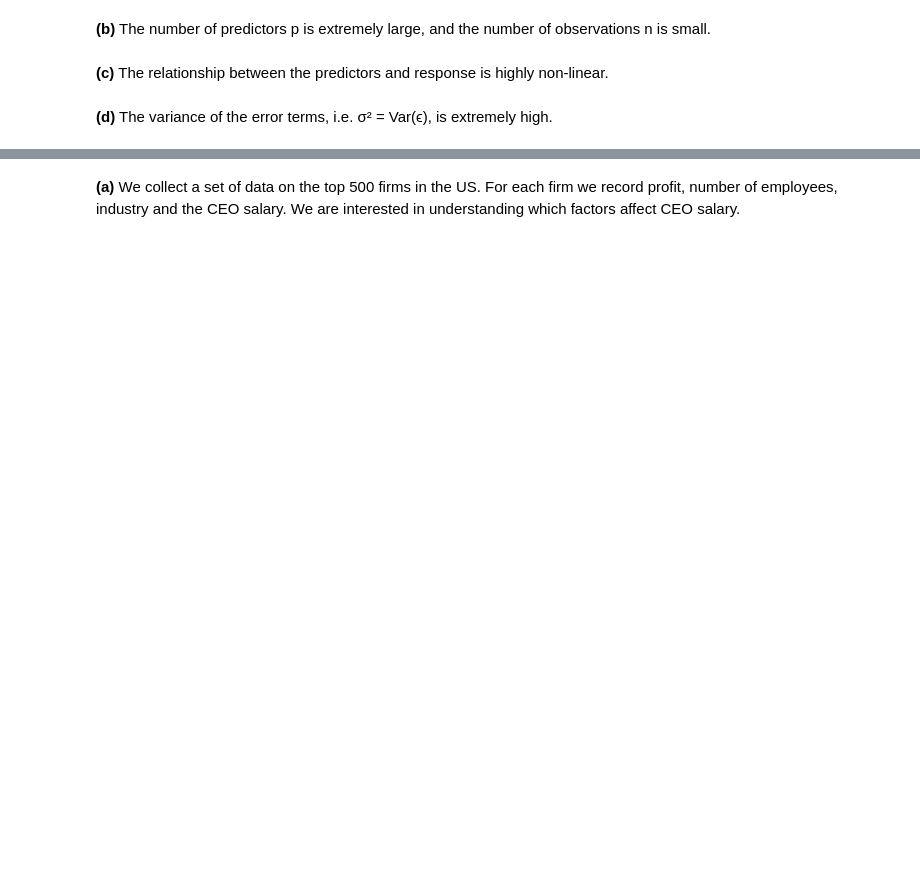
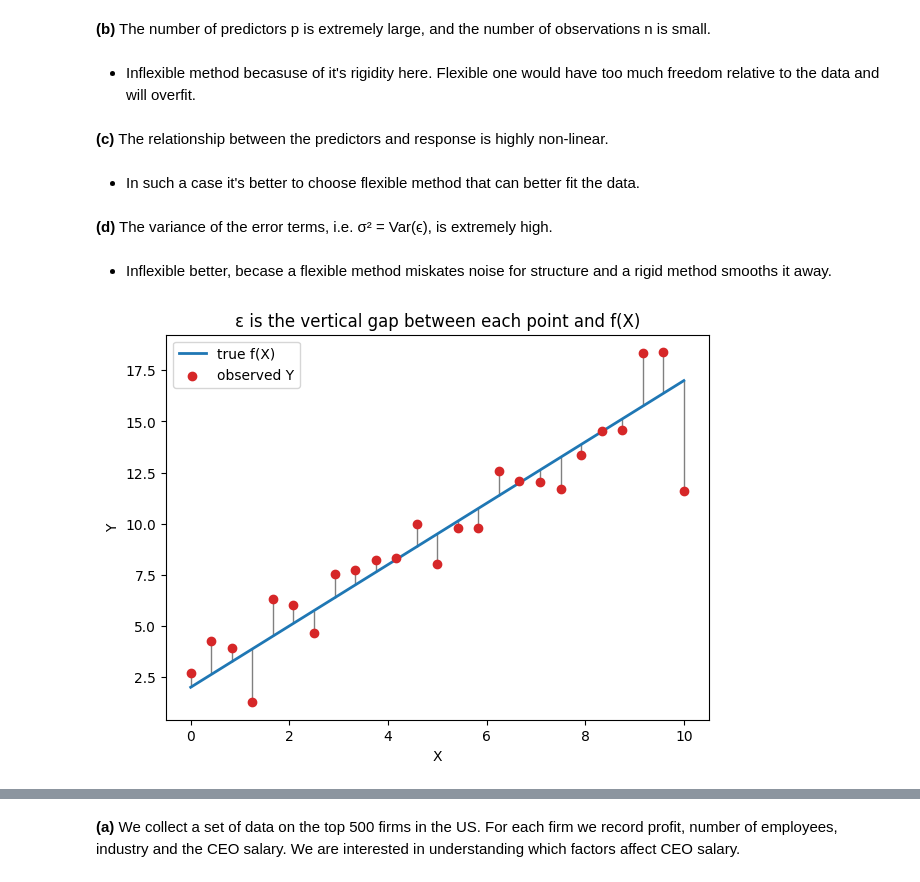
Before and after one commit to matthewmachnowski/statistical-learning, a Jupyter notebook: Ch02/Ch02-exercises.ipynb, the cells around one changed output, grey strips where cells are left out. Drawn from its saved outputs; the diff is of its cells as text; code cells hidden in the pictures; blank space fills up the shorter version.

```diff
--- a/Ch02/Ch02-exercises.ipynb
+++ b/Ch02/Ch02-exercises.ipynb
@@ -9,6 +11,32 @@
 # %% [markdown]
 **(b)** The number of predictors p is extremely large, and the number of observations n is small.
+# %% [markdown]
+- Inflexible method becasuse of it's rigidity here. Flexible one would have too much freedom relative to the data and will overfit.
 # %% [markdown]
 **(c)** The relationship between the predictors and response is highly non-linear.
+# %% [markdown]
+- In such a case it's better to choose flexible method that can better fit the data.
 # %% [markdown]
 **(d)** The variance of the error terms, i.e. σ² = Var(ϵ), is extremely high.
+# %% [markdown]
+- Inflexible better, becase a flexible method miskates noise for structure and a rigid method smooths it away.
+# %%
+import numpy as np
+import matplotlib.pyplot as plt
+
+rng = np.random.default_rng(1)
+
+x = np.linspace(0, 10, 25)
+f = 1.5 * x + 2                     # the true relationship f(X)
+eps = rng.normal(0, 2, size=x.size) # the error term: mean 0, variance = sigma^2
+y = f + eps                         # observed data: Y = f(X) + eps
+
+plt.figure(figsize=(7, 5))
+plt.vlines(x, f, y, color="gray", lw=1)   # each line IS one epsilon
+plt.plot(x, f, color="C0", lw=2, label="true f(X)")
+plt.scatter(x, y, color="C3", zorder=3, label="observed Y")
+plt.xlabel("X"); plt.ylabel("Y"); plt.legend()
+plt.title("ε is the vertical gap between each point and f(X)")
+plt.show()
+# %% [output]
+[figure, added]
```
Also changed, not shown: parts of 37 cells of this notebook, 2 other files.
